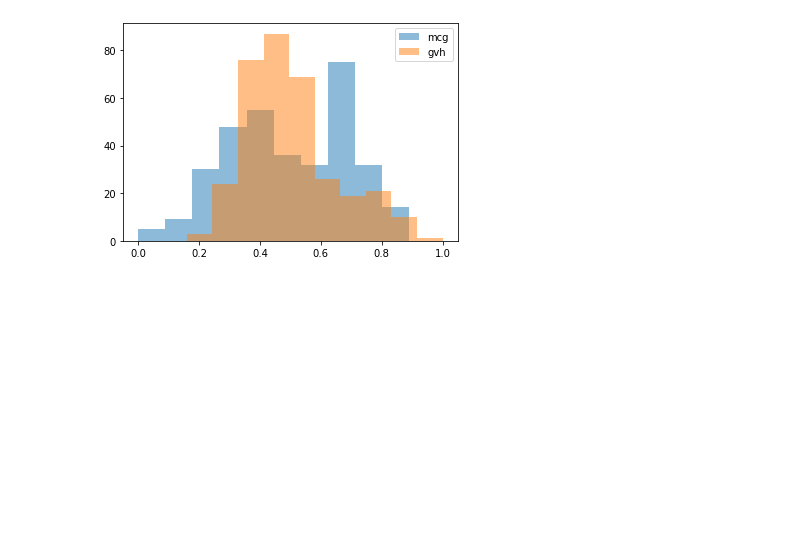
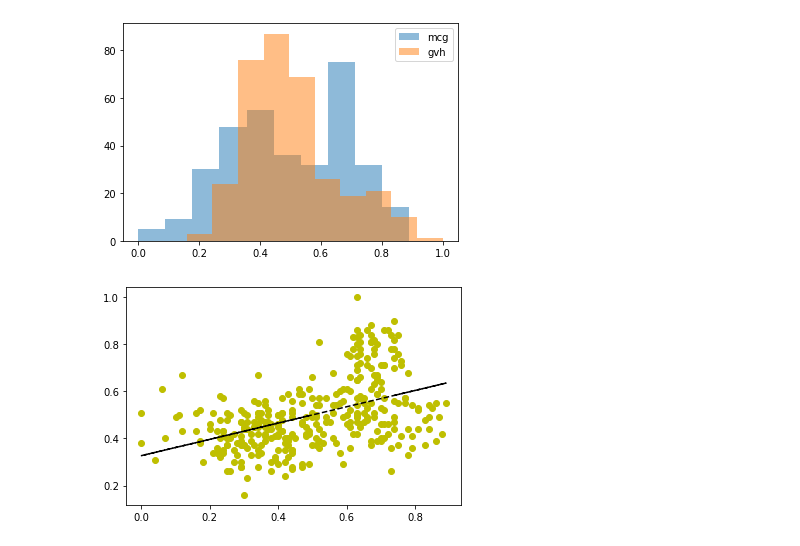
Before and after one commit to NozderkaJakub/python-zadanie-3, a Jupyter notebook: Untitled.ipynb, the cells around one changed output. Saved outputs shown, nothing was run; the diff lists cells and outputs as text; code cells hidden in the pictures; blank space fills up the shorter version.

```diff
--- a/Untitled.ipynb
+++ b/Untitled.ipynb
@@ -117,6 +117,11 @@ Najbardziej skorelowanymi ze sobą cechami ilościowymi są mcg i gvh, ponieważ
 # %%
 from analyzer import Analize
 # %%
-Analize.histogram(d.get_subdata_by_columns(['mcg', 'gvh']))
+mcg_gvh = d.get_subdata_by_columns(['mcg', 'gvh'])
+Analize.histogram(mcg_gvh)
 # %% [output]
 [figure]
+# %%
+Analize.draw_regression_curve(mcg_gvh)
+# %% [output]
+[figure, added]
```
Also changed, not shown: parts of 1 cell of this notebook, 2 other files.
